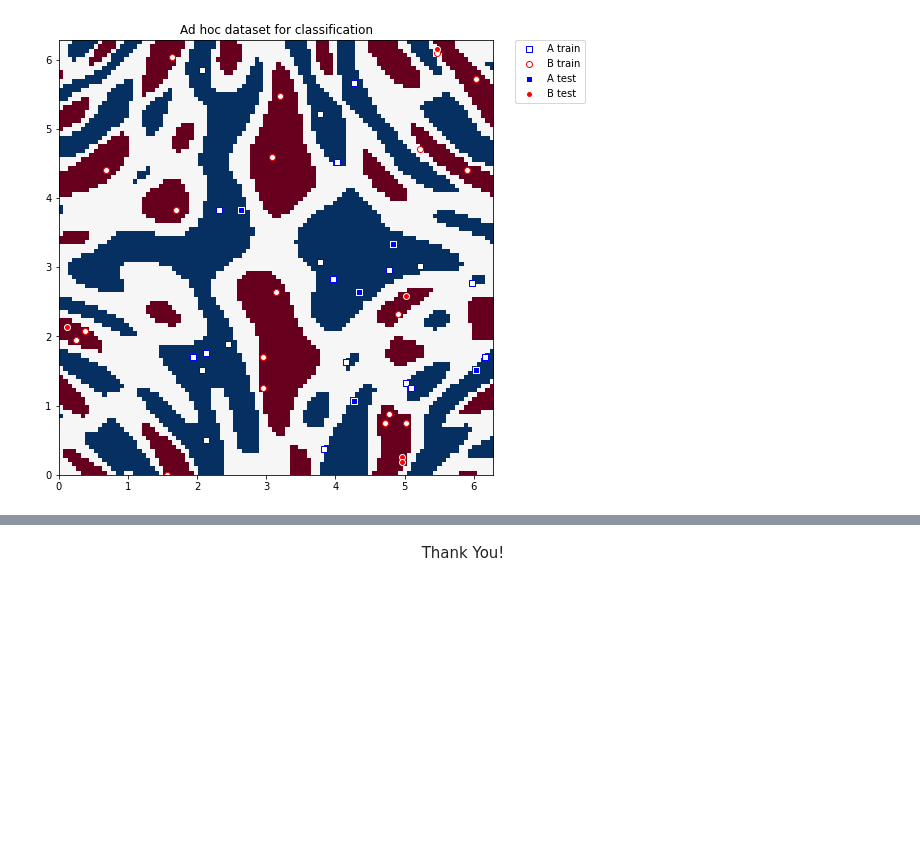
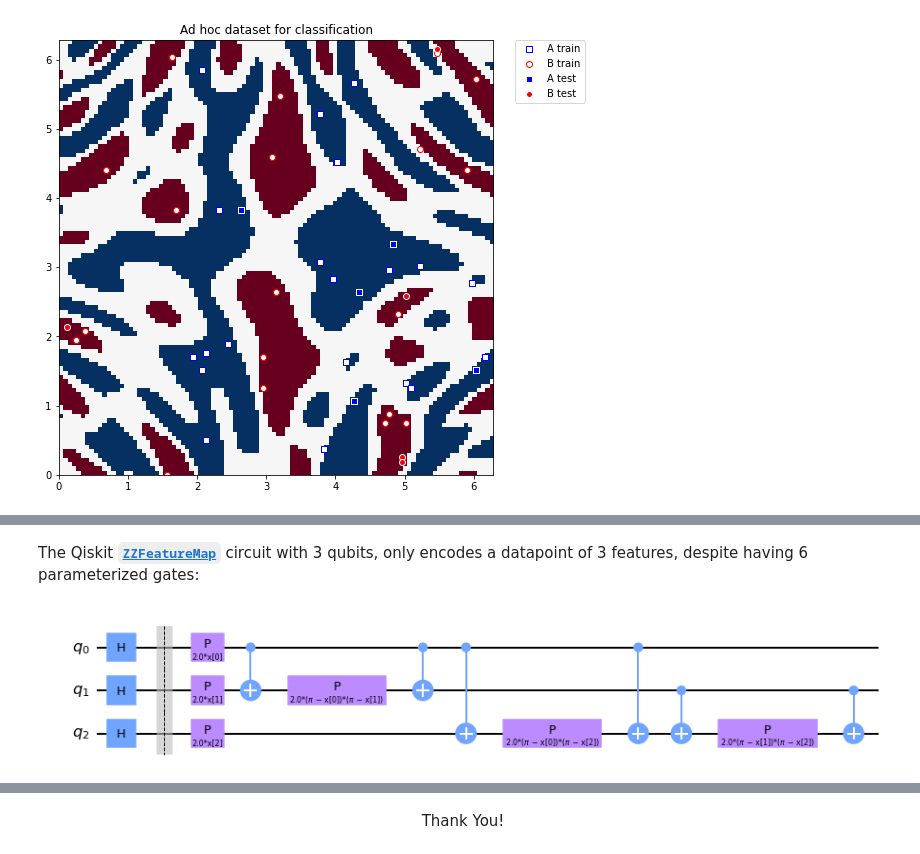
Before and after one commit to quantum-melbourne/qiskit-challenge-22, a Jupyter notebook: resources/qiskit-machine-learning-demo.ipynb, the cells around one changed output, grey strips where cells are left out. Saved outputs shown, nothing was run; the diff lists cells and outputs as text; code cells hidden in the pictures; blank space fills up the shorter version.

```diff
--- a/resources/qiskit-machine-learning-demo.ipynb
+++ b/resources/qiskit-machine-learning-demo.ipynb
@@ -209,0 +118,9 @@ plot_adhoc_dataset(train_features, train_labels, test_features, test_labels, adh
+# %% [markdown]
+The Qiskit [**`ZZFeatureMap`**](https://qiskit.org/documentation/stubs/qiskit.circuit.library.ZZFeatureMap.html) circuit with 3 qubits, only encodes a datapoint of 3 features, despite having 6 parameterized gates:
+# %%
+from qiskit.circuit.library import ZZFeatureMap
+
+circuit = ZZFeatureMap(3, reps=1, insert_barriers=True)
+circuit.decompose().draw(output='mpl')
+# %% [output]
+[figure, added]
```
Also changed, not shown: parts of 76 cells of this notebook, 9 other files.
